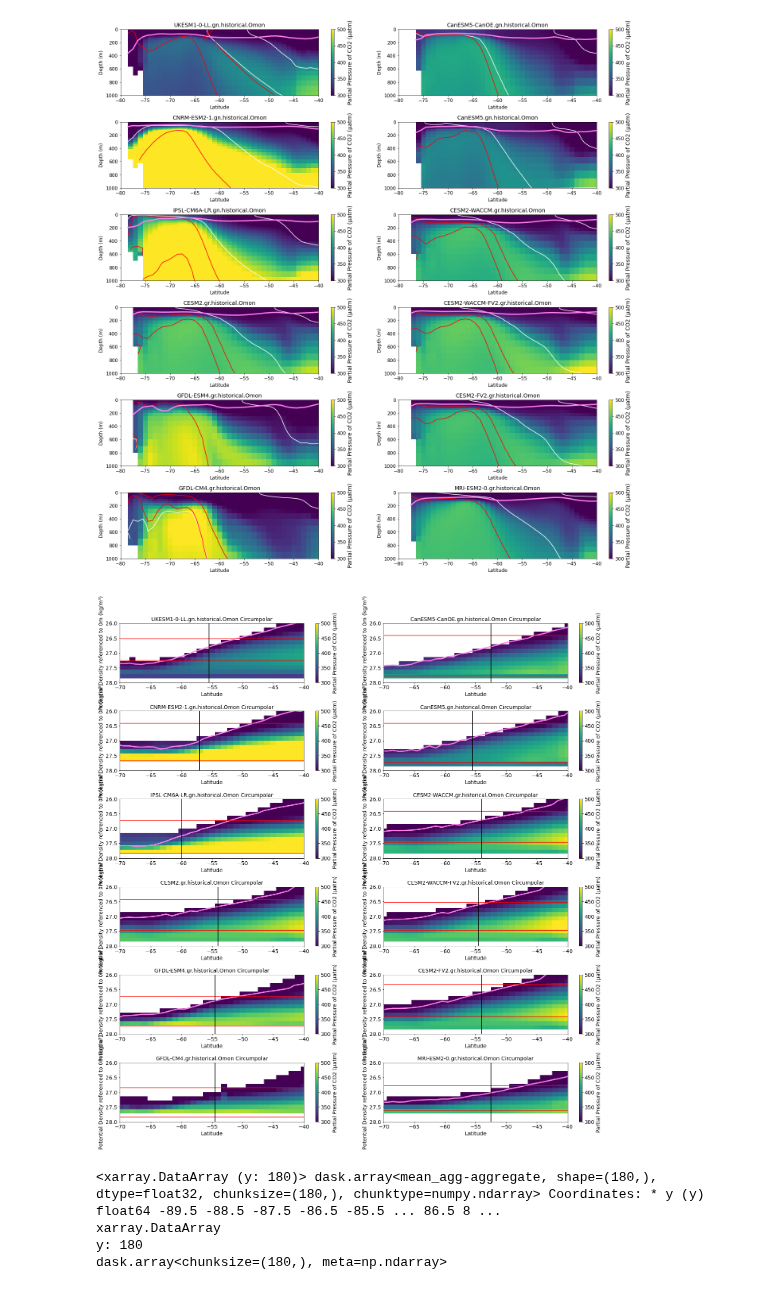
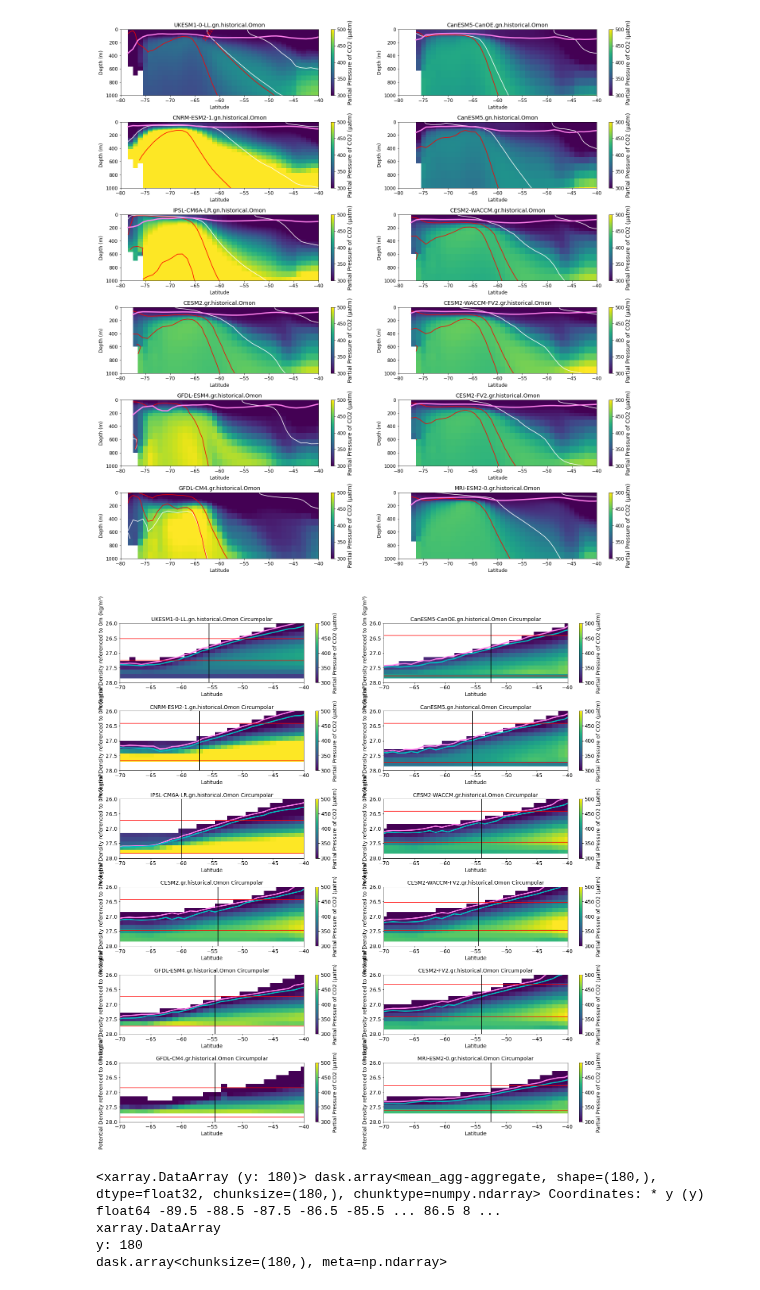
Before and after one commit to gmacgilchrist/seniorthesis, a Jupyter notebook: notebooks/mixedlayerdepth_mlotst.ipynb, the cells around one changed output. Cells and saved outputs as stored; diff of their text form; code cells hidden in the pictures.

Commit message:
fixed some plots and pco2 at mixed layer

```diff
--- a/notebooks/mixedlayerdepth_mlotst.ipynb
+++ b/notebooks/mixedlayerdepth_mlotst.ipynb
@@ -233,3 +233,12 @@ for name, ds in dd.items():
     ds['insitutemp'] = gsw.t_from_CT(ds['so'], ds['thetao'], ds['p'])
     ds['sigma2'] = gsw.sigma2(ds['so'],ds['thetao'])
     ds['sigma0'] = gsw.sigma0(ds['so'],ds['thetao'])
+# %%
+for name, ds in dd.items():
+    conversion =  1e6/1035
+    results = pyco2.sys(par1=ds['talk']*conversion,par2=ds['dissic']*conversion,par1_type=1,par2_type=2,
+                        pressure_out=0, temperature_out = ds['thetao'], pressure = ds['p'],
+                        temperature = ds['insitutemp'])
+    # ds['PCO2'] = results['pCO2_out']
+    # ppco2 = ds.dissic.copy(data=results['pCO2_out'])
+    ds['PCO2'] = ds.dissic.copy(data=results['pCO2_out'])
@@ -237,14 +293,17 @@ for name, ds in dd.items():
 ## Try to select mixed layer from `sigma0`
 # %%
 ML = {}
+ML_JJA = {}
 
 for name, ds in dd.items():
 
     ds = ds.mean('x', keep_attrs = True)
     if name == 'CESM2-WACCM.gr.historical.Omon' or name == 'CESM2.gr.historical.Omon' or name == 'CESM2-FV2.gr.historical.Omon' or name == 'CESM2-WACCM-FV2.gr.historical.Omon' or name == 'GFDL-ESM4.gr.historical.Omon' or name == 'MRI-ESM2-0.gr.historical.Omon' :
         ML[name] = ds.sel(lev = dd_annual[name].mlotst, method = 'nearest')
+        ML_JJA[name] = ds.sel(lev = dd_JJA[name].mlotst, method = 'nearest')
     elif name != 'GFDL-CM4.gr.historical.Omon':
         ML[name] = ds.sel(lev = dd_annual[name], method = 'nearest')
+        ML_JJA[name] = ds.sel(lev = dd_JJA[name], method = 'nearest')
 # %%
 ML['CESM2-FV2.gr.historical.Omon'].sigma0.plot()
 # %% [output]
@@ -700,83 +759,94 @@ for name, ds in dd.items():
 
     if name == 'UKESM1-0-LL.gn.historical.Omon':
         CS = ax.plot(ppco2['y'],ML[name].sigma0, color = '#ff80ed', lw = 3)
+        ax.plot(ppco2['y'],ML_JJA[name].sigma0, color = 'c', lw = 3)
         ax.axhline(y=26.526, color = 'r')
         ax.axhline(y=27.263, color = 'r')
         ax.axvline(x = -55.5, color = 'k')
 
     elif name == 'CanESM5-CanOE.gn.historical.Omon':
         CS = ax.plot(ppco2['y'],ML[name].sigma0, color = '#ff80ed', lw = 3)
+        ax.plot(ppco2['y'],ML_JJA[name].sigma0, color = 'c', lw = 3)
         ax.axhline(y=26.421, color = 'r')
         ax.axhline(y=27.789, color = 'r')
         ax.axvline(x = -52.5, color = 'k')
 
     elif name == 'CNRM-ESM2-1.gn.historical.Omon':
         CS = ax.plot(ppco2['y'],ML[name].sigma0, color = '#ff80ed', lw = 3)
+        ax.plot(ppco2['y'],ML_JJA[name].sigma0, color = 'c', lw = 3)
         ax.axhline(y=26.421, color = 'r')
         ax.axhline(y=27.69, color = 'r')
         ax.axvline(x = -57, color = 'k')
 
     elif name == 'CanESM5.gn.historical.Omon':
         CS = ax.plot(ppco2['y'],ML[name].sigma0, color = '#ff80ed', lw = 3)
+        ax.plot(ppco2['y'],ML_JJA[name].sigma0, color = 'c', lw = 3)
         ax.axhline(y=26.421, color = 'r')
         ax.axhline(y=27.737, color = 'r')
         ax.axvline(x = -55.5, color = 'k')
 
     elif name == 'IPSL-CM6A-LR.gn.historical.Omon':
         CS = ax.plot(ppco2['y'],ML[name].sigma0, color = '#ff80ed', lw = 3)
+        ax.plot(ppco2['y'],ML_JJA[name].sigma0, color = 'c', lw = 3)
         ax.axhline(y=26.737, color = 'r')
         ax.axhline(y=27.842, color = 'r')
         ax.axvline(x = -60, color = 'k')
 
     elif name == 'CESM2-WACCM.gr.historical.Omon':
         CS = ax.plot(ppco2['y'],ML[name].sigma0, color = '#ff80ed', lw = 3)
+        ax.plot(ppco2['y'],ML_JJA[name].sigma0, color = 'c', lw = 3)
         ax.axhline(y=26.421, color = 'r')
         ax.axhline(y=27.474, color = 'r')
         ax.axvline(x = -54, color = 'k')
 
     elif name == 'CESM2.gr.historical.Omon':
         CS = ax.plot(ppco2['y'],ML[name].sigma0, color = '#ff80ed', lw = 3)
+        ax.plot(ppco2['y'],ML_JJA[name].sigma0, color = 'c', lw = 3)
         ax.axhline(y=26.421, color = 'r')
         ax.axhline(y=27.474, color = 'r')
         ax.axvline(x = -54, color = 'k')
 
     elif name == 'CESM2-WACCM-FV2.gr.historical.Omon':
         CS = ax.plot(ppco2['y'],ML[name].sigma0, color = '#ff80ed', lw = 3)
+        ax.plot(ppco2['y'],ML_JJA[name].sigma0, color = 'c', lw = 3)
         ax.axhline(y=26.527, color = 'r')
         ax.axhline(y=27.474, color = 'r')
         ax.axvline(x = -54.5, color = 'k')
 
     elif name == 'GFDL-ESM4.gr.historical.Omon':
         CS = ax.plot(ppco2['y'],ML[name].sigma0, color = '#ff80ed', lw = 3)
+        ax.plot(ppco2['y'],ML_JJA[name].sigma0, color = 'c', lw = 3)
         ax.axhline(y=26.737, color = 'r')
         ax.axhline(y=27.737, color = 'r')
         ax.axvline(x = -54.5, color = 'k')
 
     elif name == 'CESM2-FV2.gr.historical.Omon':
         CS = ax.plot(ppco2['y'],ML[name].sigma0, color = '#ff80ed', lw = 3)
+        ax.plot(ppco2['y'],ML_JJA[name].sigma0, color = 'c', lw = 3)
         ax.axhline(y=26.316, color = 'r')
         ax.axhline(y=27.427, color = 'r')
         ax.axvline(x = -54, color = 'k')
 
     elif name == 'GFDL-CM4.gr.historical.Omon':
         ax.axhline(y=26.842, color = 'r')
         ax.axhline(y=27.842, color = 'r')
         ax.axvline(x = -54.5, color = 'k')
 
     elif name == 'MRI-ESM2-0.gr.historical.Omon':
         CS = ax.plot(ppco2['y'],ML[name].sigma0, color = '#ff80ed', lw = 3)
+        ax.plot(ppco2['y'],ML_JJA[name].sigma0, color = 'c', lw = 3)
         ax.axhline(y=26.789, color = 'r')
         ax.axhline(y=27.632, color = 'r')
         ax.axvline(x = -52.5, color = 'k')
 
     ax.set_ylim([26, 28])
     ax.invert_yaxis()
     ax.set_title(name + ' Circumpolar')
     ax.set_xlabel('Latitude')
     ax.set_ylabel('Potential Density referenced to 0m (kg/m\u00b3)')
     ax_idx += 1
 # %% [output]
-[figure, old version]
+[figure, new version]
 # %%
 dd_annual['CanESM5-CanOE.gn.historical.Omon']
 # %% [output]
```
Also changed, not shown: parts of 9 cells of this notebook, 2 other files.
